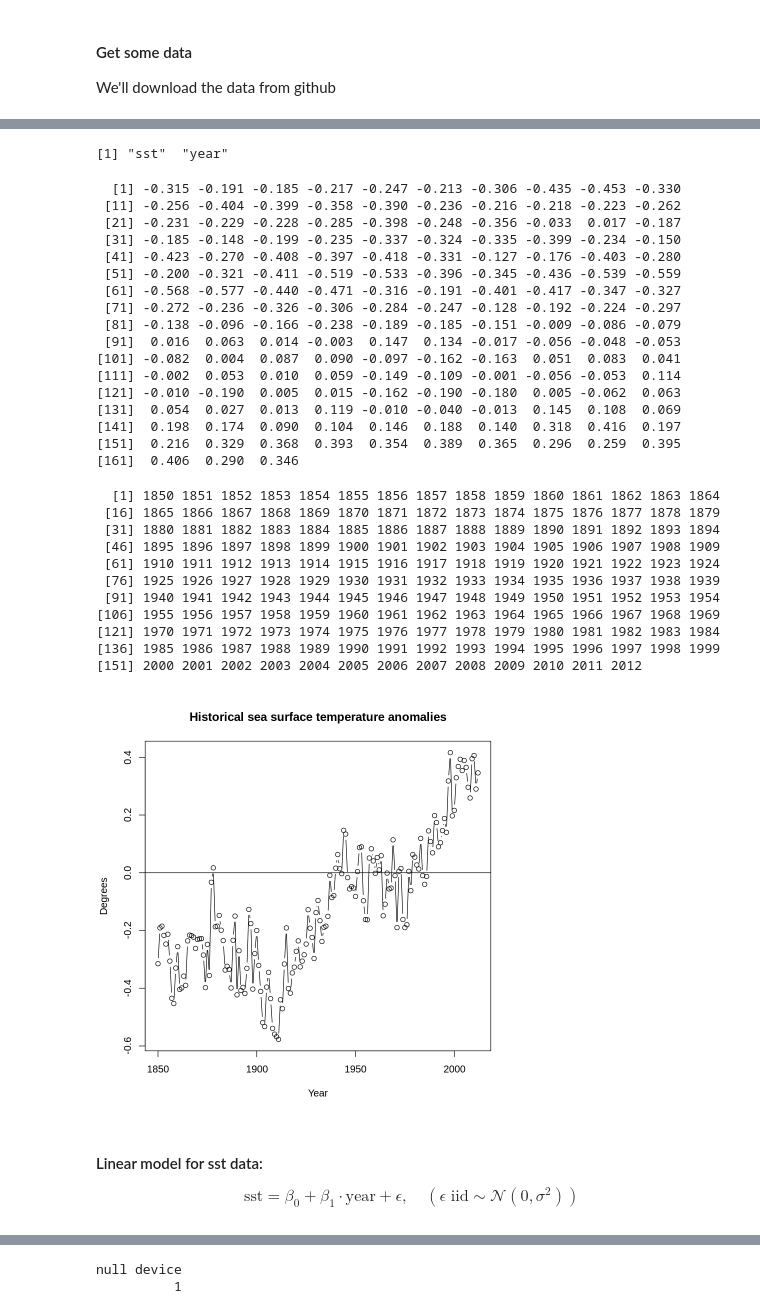
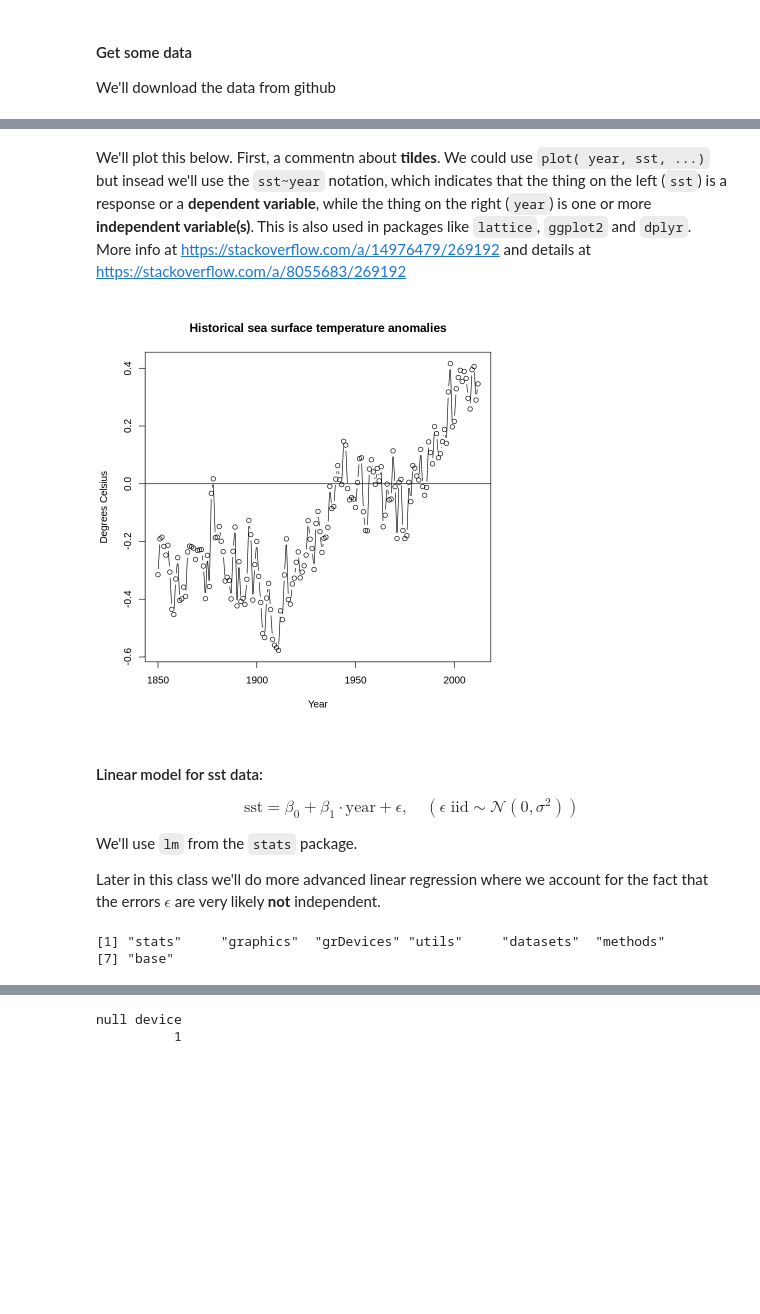
Before and after one commit to stephenbeckr/time-series-class, a Jupyter notebook: Code/R_tutorial.ipynb, the cells around one changed output, grey strips where cells are left out. Saved outputs shown, nothing was run; the diff lists cells and outputs as text; code cells hidden in the pictures; blank space fills up the shorter version.

```diff
--- a/Code/R_tutorial.ipynb
+++ b/Code/R_tutorial.ipynb
@@ -363,50 +507,27 @@ character(0)
+# %% [markdown]
+We'll plot this below. First, a commentn about **tildes**. We could use `plot( year, sst, ...)` but insead we'll use the `sst~year` notation, which indicates that the thing on the left (`sst`) is a response or a **dependent variable**, while the thing on the right (`year`) is one or more **independent variable(s)**.  This is also used in packages like `lattice`, `ggplot2` and `dplyr`.  More info at https://stackoverflow.com/a/14976479/269192 and details at https://stackoverflow.com/a/8055683/269192
 # %%
-load("SST.RData")
-# you may have to edit your own path
-# An alternative:
-#load(file.choose())
-ls()
-sst
-year
-plot(sst~year, main="Historical sea surface temperature anomalies", ylab="Degrees",
+plot(sst~year, main="Historical sea surface temperature anomalies", ylab="Degrees Celsius",
   xlab="Year", type="b") # try plot(sst) vs. plot(sst~year), see what happens to the x-axis
 abline(h=0)
 # hmm, is there evidence of a trend?
 # %% [output]
-[1] "sst"  "year"
-  [1] -0.315 -0.191 -0.185 -0.217 -0.247 -0.213 -0.306 -0.435 -0.453 -0.330
- [11] -0.256 -0.404 -0.399 -0.358 -0.390 -0.236 -0.216 -0.218 -0.223 -0.262
- [21] -0.231 -0.229 -0.228 -0.285 -0.398 -0.248 -0.356 -0.033  0.017 -0.187
- [31] -0.185 -0.148 -0.199 -0.235 -0.337 -0.324 -0.335 -0.399 -0.234 -0.150
- [41] -0.423 -0.270 -0.408 -0.397 -0.418 -0.331 -0.127 -0.176 -0.403 -0.280
- [51] -0.200 -0.321 -0.411 -0.519 -0.533 -0.396 -0.345 -0.436 -0.539 -0.559
- [61] -0.568 -0.577 -0.440 -0.471 -0.316 -0.191 -0.401 -0.417 -0.347 -0.327
- [71] -0.272 -0.236 -0.326 -0.306 -0.284 -0.247 -0.128 -0.192 -0.224 -0.297
- [81] -0.138 -0.096 -0.166 -0.238 -0.189 -0.185 -0.151 -0.009 -0.086 -0.079
- [91]  0.016  0.063  0.014 -0.003  0.147  0.134 -0.017 -0.056 -0.048 -0.053
-[101] -0.082  0.004  0.087  0.090 -0.097 -0.162 -0.163  0.051  0.083  0.041
-[111] -0.002  0.053  0.010  0.059 -0.149 -0.109 -0.001 -0.056 -0.053  0.114
-[121] -0.010 -0.190  0.005  0.015 -0.162 -0.190 -0.180  0.005 -0.062  0.063
-[131]  0.054  0.027  0.013  0.119 -0.010 -0.040 -0.013  0.145  0.108  0.069
-[141]  0.198  0.174  0.090  0.104  0.146  0.188  0.140  0.318  0.416  0.197
-[151]  0.216  0.329  0.368  0.393  0.354  0.389  0.365  0.296  0.259  0.395
-[161]  0.406  0.290  0.346
-  [1] 1850 1851 1852 1853 1854 1855 1856 1857 1858 1859 1860 1861 1862 1863 1864
- [16] 1865 1866 1867 1868 1869 1870 1871 1872 1873 1874 1875 1876 1877 1878 1879
- [31] 1880 1881 1882 1883 1884 1885 1886 1887 1888 1889 1890 1891 1892 1893 1894
- [46] 1895 1896 1897 1898 1899 1900 1901 1902 1903 1904 1905 1906 1907 1908 1909
- [61] 1910 1911 1912 1913 1914 1915 1916 1917 1918 1919 1920 1921 1922 1923 1924
- [76] 1925 1926 1927 1928 1929 1930 1931 1932 1933 1934 1935 1936 1937 1938 1939
- [91] 1940 1941 1942 1943 1944 1945 1946 1947 1948 1949 1950 1951 1952 1953 1954
-[106] 1955 1956 1957 1958 1959 1960 1961 1962 1963 1964 1965 1966 1967 1968 1969
-[121] 1970 1971 1972 1973 1974 1975 1976 1977 1978 1979 1980 1981 1982 1983 1984
-[136] 1985 1986 1987 1988 1989 1990 1991 1992 1993 1994 1995 1996 1997 1998 1999
-[151] 2000 2001 2002 2003 2004 2005 2006 2007 2008 2009 2010 2011 2012
-[figure, old version]
+[figure, new version]
 # %% [markdown]
 #### Linear model for sst data:
 
 $$ \text{sst} = \beta_0 + \beta_1 \cdot \text{year} + \epsilon, \quad (\epsilon \; \text{iid} \sim \mathcal{N}(0,\sigma^2)) $$
+
+We'll use `lm` from the `stats` package.
+
+Later in this class we'll do more advanced linear regression where we account for the fact that the errors $\epsilon$ are very likely **not** independent.
+# %%
+# The 'stats' package is pre-installed.
+# We can list the libraries that are actually loaded doing
+(.packages())
+# %% [output]
+[1] "stats"     "graphics"  "grDevices" "utils"     "datasets"  "methods"
+[7] "base"
 # %%
 model <- lm(sst~year) # automatically includes intercept... can remove via lm(sst~year-1)
 model
```
Also changed, not shown: parts of 47 cells of this notebook.
